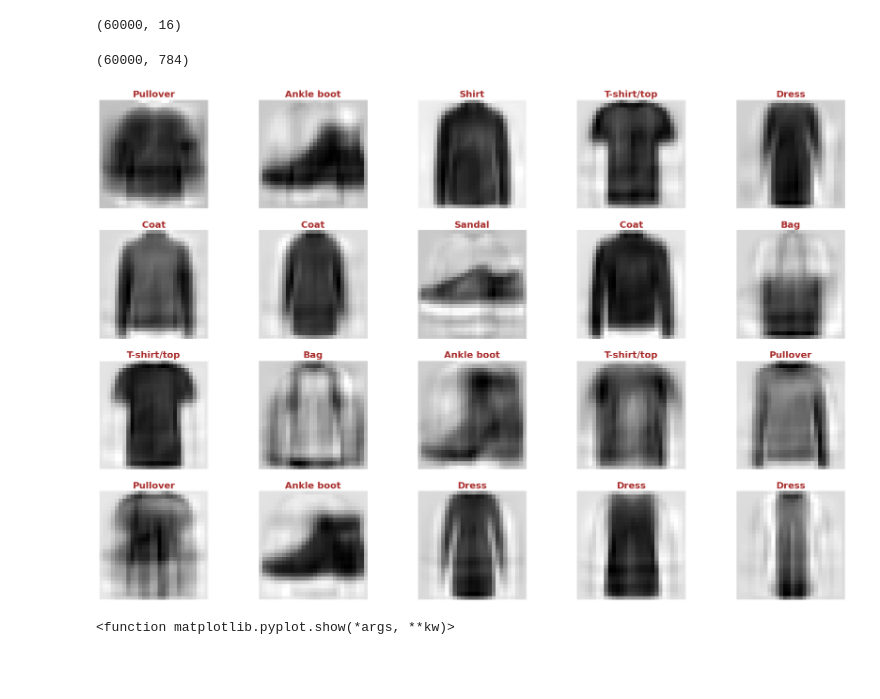
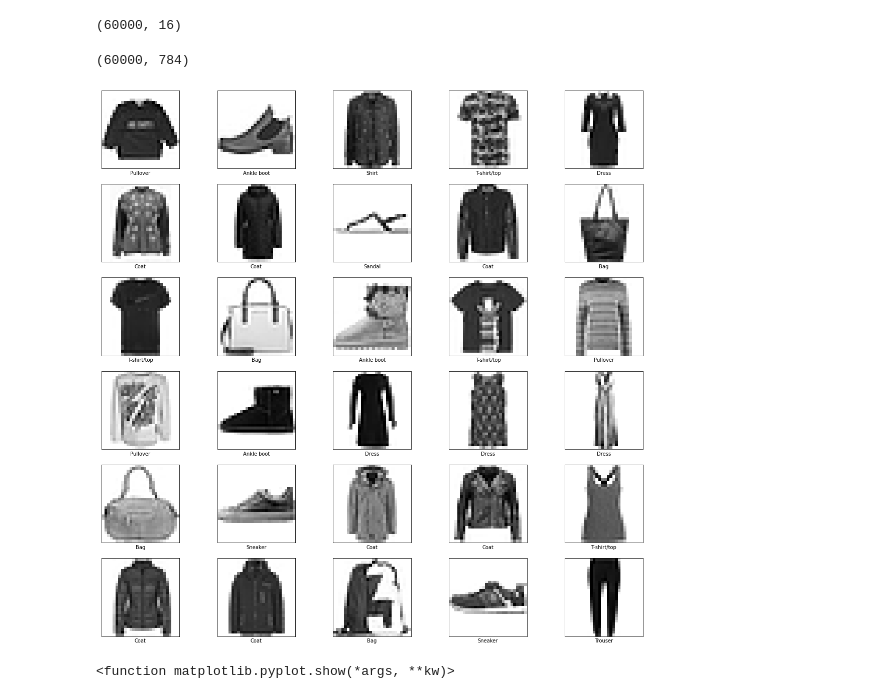
Before and after one commit to taliyashitreet/Final-Progect-2, a Jupyter notebook: Fashion MNIST-checkpoint.ipynb, the cells around one changed output. Drawn from its saved outputs; the diff is of its cells as text; code cells hidden in the pictures; blank space fills up the shorter version.

```diff
--- a/Fashion MNIST-checkpoint.ipynb
+++ b/Fashion MNIST-checkpoint.ipynb
@@ -53,6 +54,6 @@ print("Test dataset shape:{}".format(test_data.shape))
 Train dataset shape:(60000, 785)
 Test dataset shape:(10000, 785)
 # %%
-target_data = train_data['label']
-train_data = train_data.drop("label",axis=1)
+Y = train_data['label']
+X = train_data.drop("label",axis=1)
 # %%
@@ -76,35 +77,27 @@ X_train, X_test, y_train, y_test = train_test_split(X_reduced, target_data, test
 X_reduced.shape
 # %% [output]
 (60000, 16)
-# %%
-x_recovered=pca.inverse_transform(X_reduced)
-x_recovered.shape
-# %% [output]
-(60000, 784)
-# %%
-#x_recovered its the train data before we down to 25 dimension- it means it has pictures 28x28
-#target data is the column 'label'
-plt.figure(figsize=(30,20))
-
-for i in range(20):
-    plt.subplot(4,5,i+1)
-    plt.imshow(x_recovered[i].reshape(28,28), cmap="gist_yarg")
-    plt.title("T-shirt/top" if target_data[i] == 0
-              else "Trouser" if target_data[i] == 1
-              else "Pullover" if target_data[i] == 2
-              else "Dress" if target_data[i] == 3
-              else "Coat" if target_data[i] == 4
-              else "Sandal" if target_data[i] == 5
-              else "Shirt" if target_data[i] == 6
-              else "Sneaker" if target_data[i] == 7
-              else "Bag" if target_data[i] == 8
-              else "Ankle boot", size = 20, color = "brown", fontweight = "bold")
-    plt.axis("off")
-
-plt.show()
-#pictures with 784 dimensions
-# %% [output]
-[figure, removed]
+# %%
+x_recovered=pca.inverse_transform(X_reduced)
+x_recovered.shape
+#x_recovered its the train data before we down to 25 dimension- it means it has pictures 28x28
+# %% [output]
+(60000, 784)
+# %%
+#lets see the picturs before the PCA
+label = ['T-shirt/top', 'Trouser', 'Pullover', 'Dress', 'Coat', 'Sandal', 'Shirt', 'Sneaker', 'Bag', 'Ankle boot']
+target = train_data[['label']].iloc[:, :]
+plt.figure(figsize=(20,20))
+# Show only the first 30 pictures
+for i in range(30):
+    plt.subplot(6,5, i+1)
+    plt.xticks([])
+    plt.yticks([])
+    plt.imshow(np.array(train_data.drop(['label'],axis=1).iloc[i, :]).reshape(28,28), cmap=plt.cm.binary)
+    plt.xlabel(label[target.label.iloc[i]])
+#pictures with 784 dimensions
+# %% [output]
+[figure, added]
 # %%
 plt.figure(figsize=(30,20))
 
```
Also changed, not shown: parts of 16 cells of this notebook.
